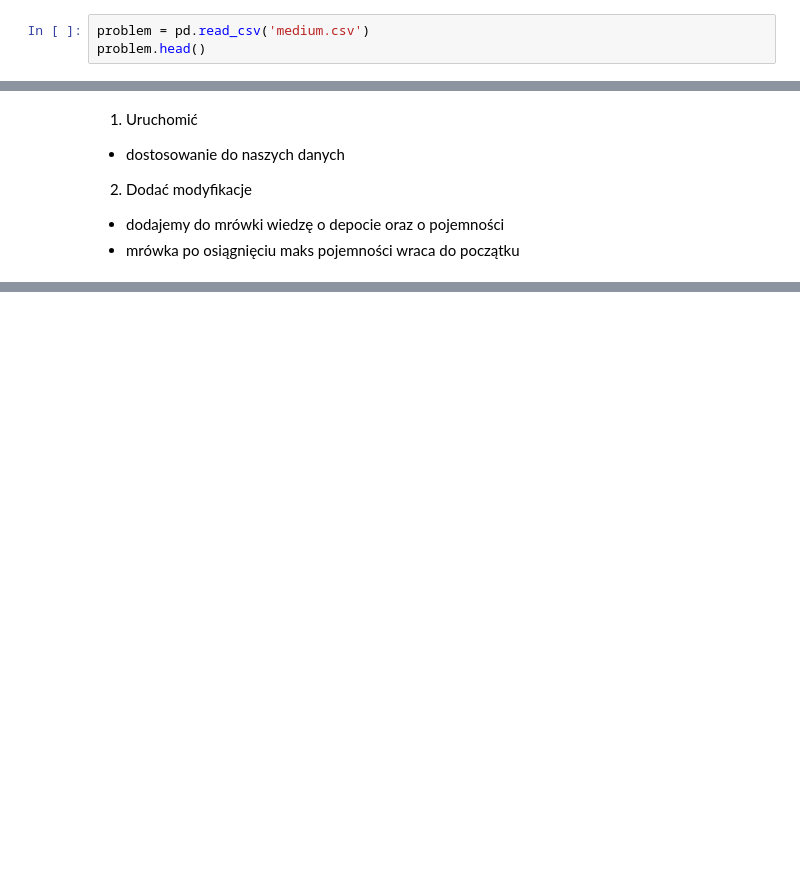
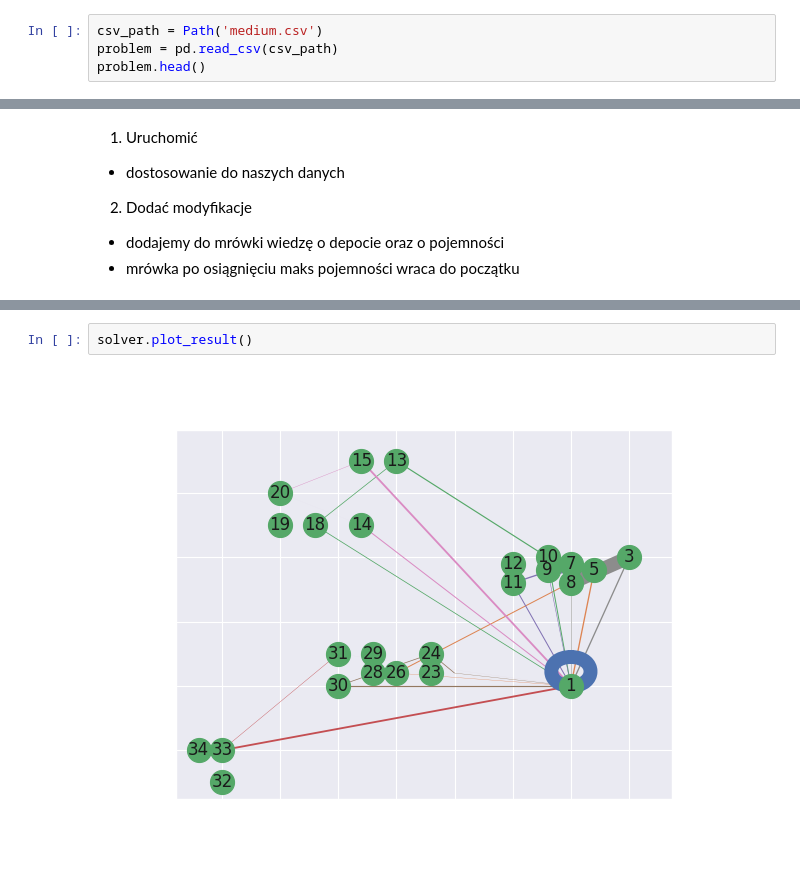
Before and after one commit to aI-lab-glider/aco-for-dynamic-optimization, a Jupyter notebook: swarmlib_/aco4tsp/testing.ipynb, the cells around one changed output, grey strips where cells are left out. Cells and saved outputs as stored; diff of their text form; blank space fills up the shorter version.

```diff
--- a/swarmlib_/aco4tsp/testing.ipynb
+++ b/swarmlib_/aco4tsp/testing.ipynb
@@ -9,6 +11,7 @@ import os
 os.chdir('/home/bohdan/studies/sem8/io')
 # %%
-problem = pd.read_csv('medium.csv')
+csv_path = Path('medium.csv')
+problem = pd.read_csv(csv_path)
 problem.head()
 # %% [output]
 |  | cust | x | y | demand | from | to | service |
@@ -73,3 +62,7 @@ solver.replay()
+# %%
+solver.plot_result()
+# %% [output]
+[figure, added]
 # %%
 solver.plot_fitness()
 # %% [output]
```
Also changed, not shown: parts of 8 cells of this notebook, 7 other files.
